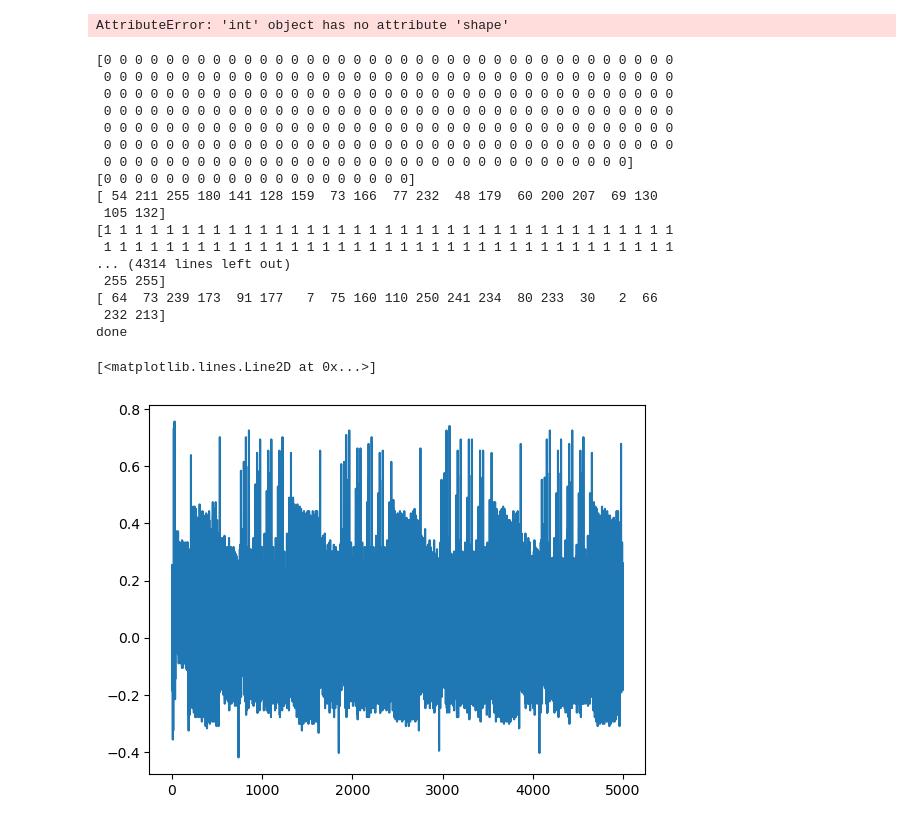
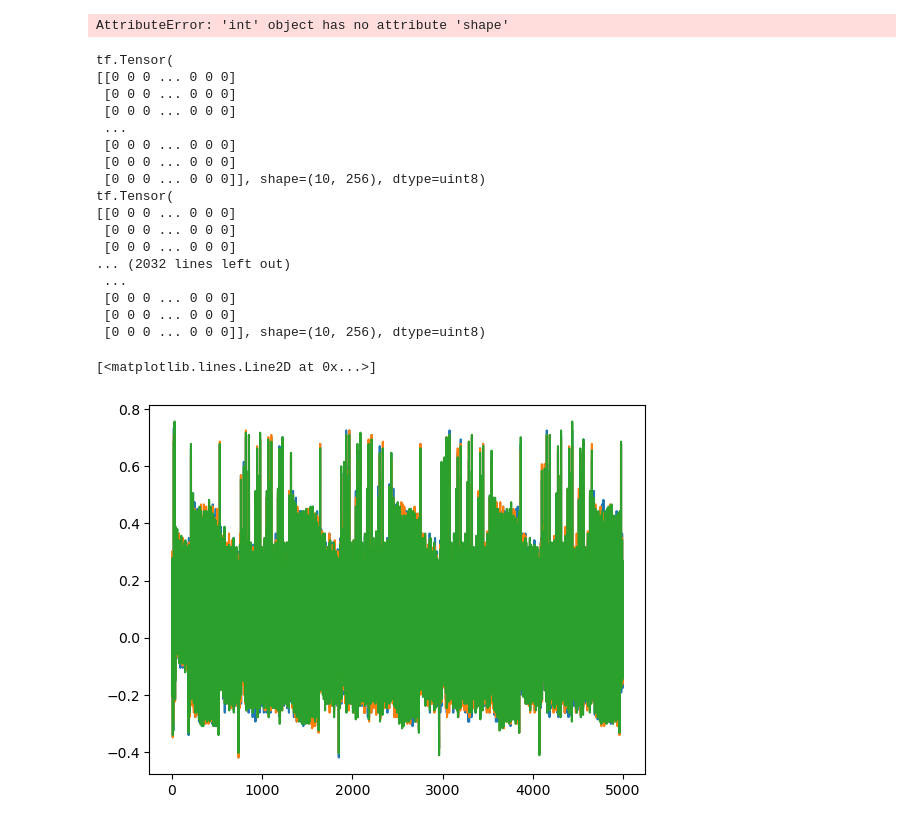
Before and after one commit to 671414/DAT255_SCA, a Jupyter notebook: notebooks/testing recovery on our own dataset.ipynb, the cells around one changed output. Cells and saved outputs as stored; diff of their text form; code cells hidden in the pictures.

```diff
--- a/notebooks/testing recovery on our own dataset.ipynb
+++ b/notebooks/testing recovery on our own dataset.ipynb
@@ -117,7 +114,7 @@ correct_prediction_rank = defaultdict(list)
 y_pred = []
 y_true = []
 model_metrics = {"acc": metrics.Accuracy()}
-file_path = "C:\\Users\\Kaspar\\PycharmProjects\\DAT255_SCA\\notebooks\\('test', 0).hdf5"
+file_path = "test_0.hdf5"
 
 #for løkken må endres fordi metoden returnerer en liste av alt
 #heller iterere over i, siden første plassen i listen er all info for "shard 1"
@@ -131,15 +128,13 @@ x, y, keys, pts = utils.load_and_prepare_dataset_for_evaluation(file_path, ATTAC
 
 for i in tqdm(arr, desc='Recovering bytes', unit='shards'):
 
-    #x = x[i]
-    #i den andre er x 40, 5000, 1, her er den bare 5000, 1
-    print(x[i].shape)
     # prediction
-    predictions = model5000.predict(x[i])
+    predictions = model.predict(x[i])
 
     # computing byte prediction from intermediate predictions
     key_preds = ap_preds_to_key_preds(predictions, pts[i], ATTACK_POINT)
-
+    print(predictions)
+    print(y[i])
     c_preds = from_categorical(predictions)
     c_y = from_categorical(y[i])
     # metric tracking
@@ -154,7 +149,7 @@ for i in tqdm(arr, desc='Recovering bytes', unit='shards'):
     # see below on how to use for the real attack
 
     #tror denne også må være i
-    key = keys[i][0] # all the same in the same shard - not used in real attack
+    key = keys[0][0] # all the same in the same shard - not used in real attack
     vals = np.zeros((256))
     for trace_count, kp in enumerate(key_preds):
         vals = vals  + np.log10(kp + 1e-22)
@@ -331,33 +497,37 @@ plt.show()
 AttributeError: 'int' object has no attribute 'shape'
 # %%
 #FEILSØKER METODEN
-file_path = "C:\\Users\\Kaspar\\PycharmProjects\\DAT255_SCA\\notebooks\\test_0.hdf5"
+import src.DAT255_SCA.utils.dataset_utils as utils
+
+file_path = "test_0.hdf5"
 ATTACK_BYTE = 0
 ATTACK_POINT = "sub_bytes_in"
-NUM_TRACES = 20
+NUM_TRACES = 10
 x, y, keys, pts = utils.load_and_prepare_dataset_for_evaluation(file_path, ATTACK_BYTE, ATTACK_POINT, num_traces=NUM_TRACES)
 # %% [output]
-[0 0 0 0 0 0 0 0 0 0 0 0 0 0 0 0 0 0 0 0 0 0 0 0 0 0 0 0 0 0 0 0 0 0 0 0 0
- 0 0 0 0 0 0 0 0 0 0 0 0 0 0 0 0 0 0 0 0 0 0 0 0 0 0 0 0 0 0 0 0 0 0 0 0 0
- 0 0 0 0 0 0 0 0 0 0 0 0 0 0 0 0 0 0 0 0 0 0 0 0 0 0 0 0 0 0 0 0 0 0 0 0 0
- 0 0 0 0 0 0 0 0 0 0 0 0 0 0 0 0 0 0 0 0 0 0 0 0 0 0 0 0 0 0 0 0 0 0 0 0 0
- 0 0 0 0 0 0 0 0 0 0 0 0 0 0 0 0 0 0 0 0 0 0 0 0 0 0 0 0 0 0 0 0 0 0 0 0 0
- 0 0 0 0 0 0 0 0 0 0 0 0 0 0 0 0 0 0 0 0 0 0 0 0 0 0 0 0 0 0 0 0 0 0 0 0 0
- 0 0 0 0 0 0 0 0 0 0 0 0 0 0 0 0 0 0 0 0 0 0 0 0 0 0 0 0 0 0 0 0 0 0]
-[0 0 0 0 0 0 0 0 0 0 0 0 0 0 0 0 0 0 0 0]
-[ 54 211 255 180 141 128 159  73 166  77 232  48 179  60 200 207  69 130
- 105 132]
-[1 1 1 1 1 1 1 1 1 1 1 1 1 1 1 1 1 1 1 1 1 1 1 1 1 1 1 1 1 1 1 1 1 1 1 1 1
- 1 1 1 1 1 1 1 1 1 1 1 1 1 1 1 1 1 1 1 1 1 1 1 1 1 1 1 1 1 1 1 1 1 1 1 1 1
-... (4314 lines left out)
- 255 255]
-[ 64  73 239 173  91 177   7  75 160 110 250 241 234  80 233  30   2  66
- 232 213]
-done
+tf.Tensor(
+[[0 0 0 ... 0 0 0]
+ [0 0 0 ... 0 0 0]
+ [0 0 0 ... 0 0 0]
+ ...
+ [0 0 0 ... 0 0 0]
+ [0 0 0 ... 0 0 0]
+ [0 0 0 ... 0 0 0]], shape=(10, 256), dtype=uint8)
+tf.Tensor(
+[[0 0 0 ... 0 0 0]
+ [0 0 0 ... 0 0 0]
+ [0 0 0 ... 0 0 0]
+... (2032 lines left out)
+ ...
+ [0 0 0 ... 0 0 0]
+ [0 0 0 ... 0 0 0]
+ [0 0 0 ... 0 0 0]], shape=(10, 256), dtype=uint8)
 # %%
 import matplotlib.pyplot as plt
-plt.plot(x[0][0]) #ikke skalert?!?!?!
+plt.plot(x[0][0])
+plt.plot(x[0][1])
+plt.plot(x[0][2])
 # %% [output]
 [<matplotlib.lines.Line2D at 0x...>]
-[figure, old version]
+[figure, new version]
 # %%
```
Also changed, not shown: parts of 14 cells of this notebook, 3 other files.
